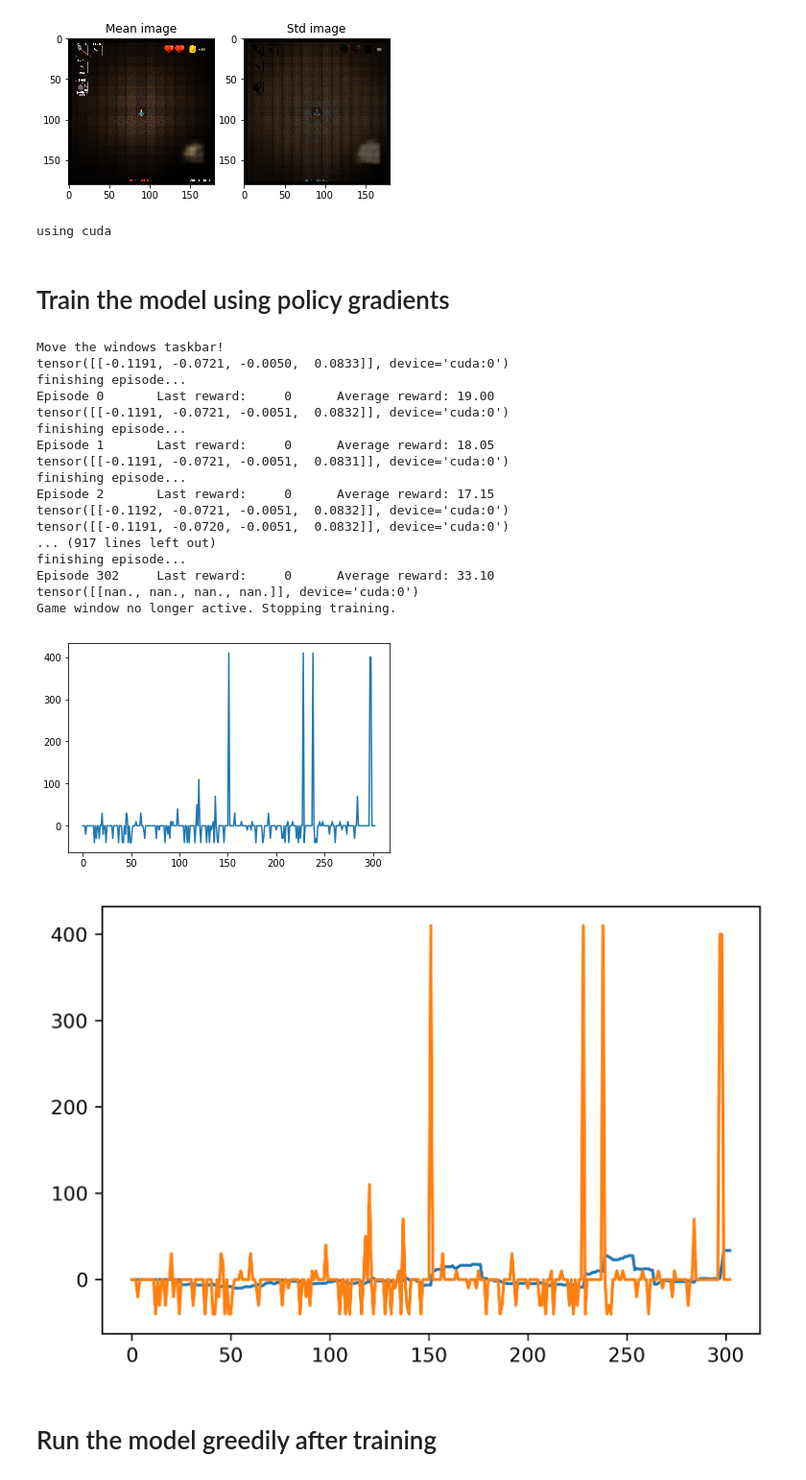
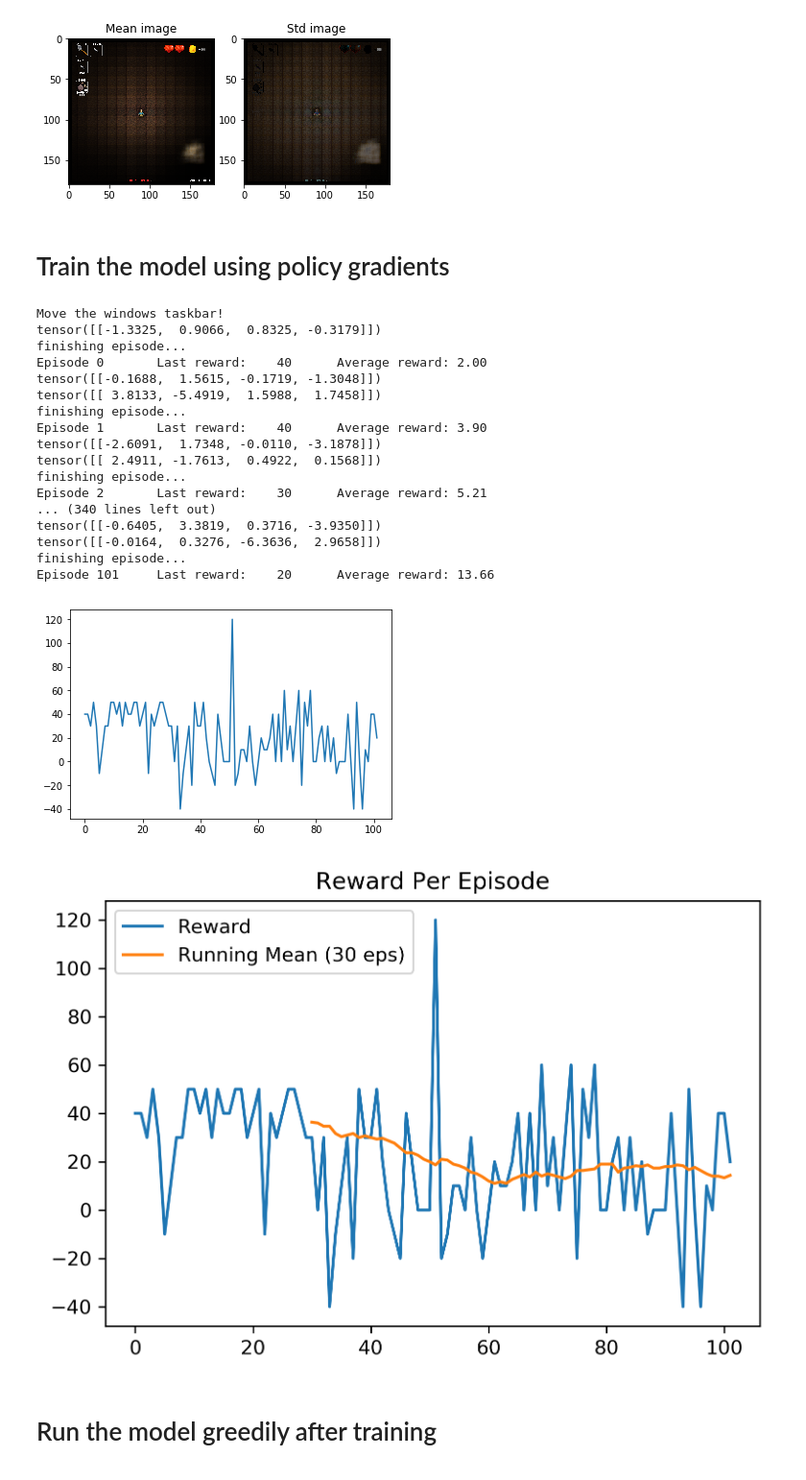
Before and after one commit to bbukaty/CoNBot, a Jupyter notebook: runAgent.ipynb, the cells around one changed output. Shown at 96% size. Drawn from its saved outputs; the diff is of its cells as text; code cells hidden in the pictures.

```diff
--- a/runAgent.ipynb
+++ b/runAgent.ipynb
@@ -143,7 +143,7 @@ class CloningAgent:
         else:
             self.device = torch.device('cpu')
         self.model = model.to(device=self.device, dtype=torch.float32)
-        model.eval()
+#         model.eval()
         self.normTransform = normTransform
 
         self.saved_log_probs = []
@@ -151,7 +151,7 @@ class CloningAgent:
         self.gamma = gamma
 
         self.eps = np.finfo(np.float32).eps.item()
-        self.optimizer = optim.Adam(self.model.parameters(), lr=1e-4)
+        self.optimizer = optim.Adam(self.model.parameters(), lr=1e-3)
 
     def getActionScores(self, state, verbose=False):
         tensors = [self.normTransform(cap).unsqueeze(0) for cap in state]
@@ -198,6 +198,7 @@ if usingResNet:
     model.load_state_dict(torch.load("models/ResnetQuadsVal80.pt"))
 else:
     model = CloningCNN('deeper', dropout=0.5, inChannels=12)
+    model.load_state_dict(torch.load('models/DeeperQuadsVal79.pt', map_location=lambda storage, loc: storage))
 #     model.load_state_dict(torch.load("models/DeeperQuadsVal79.pt"))
 #     model.load_state_dict(torch.load("models/PG_deeperquads_pre_2/300.pt"))
 # %%
@@ -228,22 +229,20 @@ windowName = "Crypt of the NecroDancer"
 
 env = GameEnv(windowName, 0.36, usingResNet)
 agent = CloningAgent(model, transform, gamma=0.99)
-# %% [output]
-using cuda
 # %% [markdown]
 # Train the model using policy gradients
 # %%
-running_reward = 20
-log_interval = 50
+running_reward = 0
+log_interval = 20
 rewardsOverTime = []
-modelsFolder = "models/PG_deeperquads_nopre"
+modelsFolder = "models/normal/PG_deeperquads_preinit"
 # %%
 print("Move the windows taskbar!")
 time.sleep(4) # activate the game window during this
-for i_episode in range(800):
+for i_episode in range(102):
     state = env.reset()
     t, timeSinceReward, totalReward = 0, 0, 0
-    while timeSinceReward < 50:  # Don't infinite loop while learning
+    while timeSinceReward < 60:  # Don't infinite loop while learning
         action = agent.sampleAction(state, verbose=(t%100==0))
         state, reward, done = env.step(action)
         if reward != 0:
@@ -271,22 +270,22 @@ for i_episode in range(800):
         torch.save(agent.model.state_dict(), "{}/{}.pt".format(modelsFolder, i_episode))
 # %% [output]
 Move the windows taskbar!
-tensor([[-0.1191, -0.0721, -0.0050,  0.0833]], device='cuda:0')
+tensor([[-1.3325,  0.9066,  0.8325, -0.3179]])
 finishing episode...
-Episode 0       Last reward:     0      Average reward: 19.00
-tensor([[-0.1191, -0.0721, -0.0051,  0.0832]], device='cuda:0')
+Episode 0       Last reward:    40      Average reward: 2.00
+tensor([[-0.1688,  1.5615, -0.1719, -1.3048]])
+tensor([[ 3.8133, -5.4919,  1.5988,  1.7458]])
 finishing episode...
-Episode 1       Last reward:     0      Average reward: 18.05
-tensor([[-0.1191, -0.0721, -0.0051,  0.0831]], device='cuda:0')
+Episode 1       Last reward:    40      Average reward: 3.90
+tensor([[-2.6091,  1.7348, -0.0110, -3.1878]])
+tensor([[ 2.4911, -1.7613,  0.4922,  0.1568]])
 finishing episode...
-Episode 2       Last reward:     0      Average reward: 17.15
-tensor([[-0.1192, -0.0721, -0.0051,  0.0832]], device='cuda:0')
-tensor([[-0.1191, -0.0720, -0.0051,  0.0832]], device='cuda:0')
-... (917 lines left out)
+Episode 2       Last reward:    30      Average reward: 5.21
+... (340 lines left out)
+tensor([[-0.6405,  3.3819,  0.3716, -3.9350]])
+tensor([[-0.0164,  0.3276, -6.3636,  2.9658]])
 finishing episode...
-Episode 302     Last reward:     0      Average reward: 33.10
-tensor([[nan., nan., nan., nan.]], device='cuda:0')
-Game window no longer active. Stopping training.
+Episode 101     Last reward:    20      Average reward: 13.66
 # %%
 with open("{}/rewards.txt".format(modelsFolder), "w+") as rewardsFile:
     for reward in rewardsOverTime:
@@ -296,22 +295,24 @@ plt.plot(rewardsOverTime)
 # plt.axis([0, 135, -40, 200])
 plt.show()
 # %% [output]
-[figure, old version]
+[figure, new version]
 # %%
 avgs = []
-N = 25
+N = 30
 for i in range(N):
-    avgs.append(0)
-for i in range(N, len(rewardsOverTime)):
+    avgs.append(None)
+for i in range(N, len(rewardsOverTime[:102])):
     avgs.append(sum(rewardsOverTime[i-N:i])/N)
 plt.figure(dpi=300)
-plt.plot(avgs)
-plt.plot(rewardsOverTime)
+plt.plot(rewardsOverTime[:102],label="Reward")
+plt.plot(avgs,label="Running Mean (30 eps)")
+plt.legend(loc="upper left")
+plt.title("Reward Per Episode")
 # plt.axis([0, 120, -40, 200])
-plt.savefig('demos/deeperquads_nopre.png')
+plt.savefig('demos/normal/PG_deeperquads_preinit.png')
 plt.show()
 # %% [output]
-[figure, old version]
+[figure, new version]
 # %% [markdown]
 # Run the model greedily after training
 # %%
```
Also changed, not shown: 21 other files.
